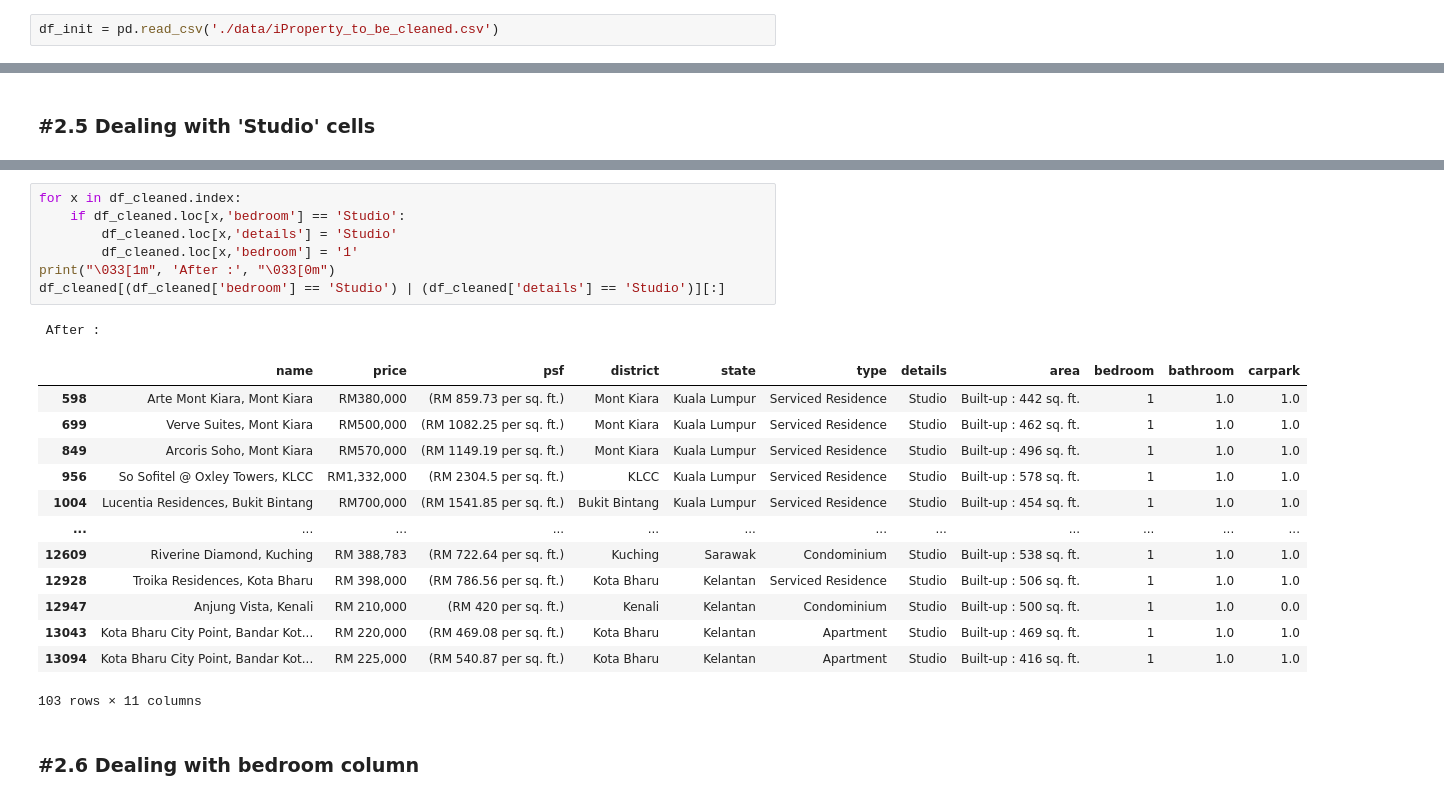
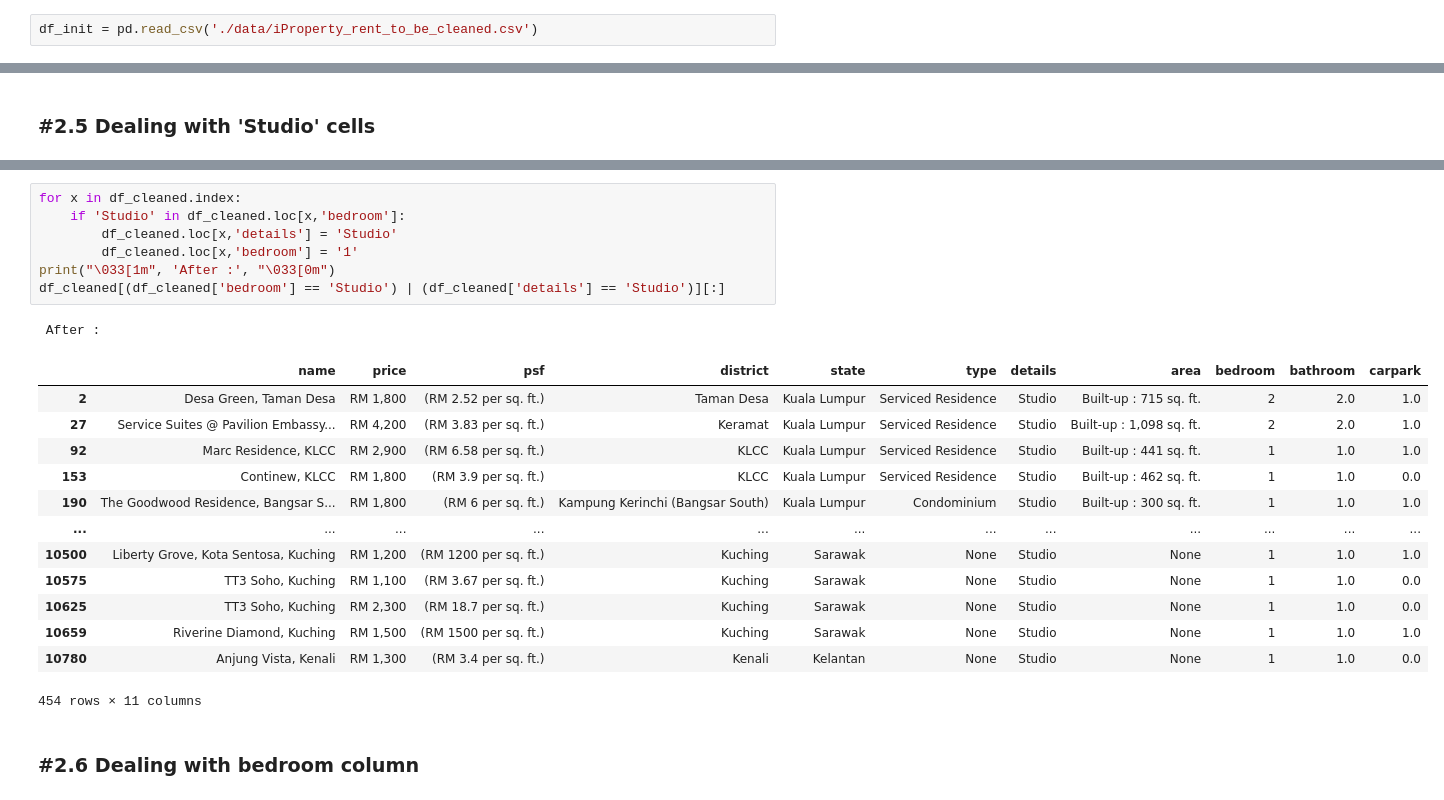
Before and after one commit to elz-ming/Propertly, a Jupyter notebook: JupyterNotebook/Propertly Main.ipynb, the cells around one changed output, grey strips where cells are left out. Cells and saved outputs as stored; diff of their text form.

Commit message:
Rent Dataset Cleaned

```diff
--- a/JupyterNotebook/Propertly Main.ipynb
+++ b/JupyterNotebook/Propertly Main.ipynb
@@ -16,7 +16,7 @@ import matplotlib.pyplot as plt
 import seaborn as sns
 sns.set_style('darkgrid')
 # %%
-df_init = pd.read_csv('./data/iProperty_to_be_cleaned.csv')
+df_init = pd.read_csv('./data/iProperty_rent_to_be_cleaned.csv')
 # %% [markdown]
 ## #1a Exploratory Data Analysis
 # %%
@@ -269,25 +269,25 @@ df_cleaned[(df_cleaned['bedroom'] == 'Studio') | (df_cleaned['details'] == 'Stud
 # %%
 for x in df_cleaned.index:
-    if df_cleaned.loc[x,'bedroom'] == 'Studio':
+    if 'Studio' in df_cleaned.loc[x,'bedroom']:
         df_cleaned.loc[x,'details'] = 'Studio'
         df_cleaned.loc[x,'bedroom'] = '1'
 print("\033[1m", 'After :', "\033[0m")
 df_cleaned[(df_cleaned['bedroom'] == 'Studio') | (df_cleaned['details'] == 'Studio')][:]
 # %% [output]
  After :
 |  | name | price | psf | district | state | type | details | area | bedroom | bathroom | carpark |
-| 598 | Arte Mont Kiara, Mont Kiara | RM380,000 | (RM 859.73 per sq. ft.) | Mont Kiara | Kuala Lumpur | Serviced Residence | Studio | Built-up : 442 sq. ft. | 1 | 1.0 | 1.0 |
-| 699 | Verve Suites, Mont Kiara | RM500,000 | (RM 1082.25 per sq. ft.) | Mont Kiara | Kuala Lumpur | Serviced Residence | Studio | Built-up : 462 sq. ft. | 1 | 1.0 | 1.0 |
-| 849 | Arcoris Soho, Mont Kiara | RM570,000 | (RM 1149.19 per sq. ft.) | Mont Kiara | Kuala Lumpur | Serviced Residence | Studio | Built-up : 496 sq. ft. | 1 | 1.0 | 1.0 |
-| 956 | So Sofitel @ Oxley Towers, KLCC | RM1,332,000 | (RM 2304.5 per sq. ft.) | KLCC | Kuala Lumpur | Serviced Residence | Studio | Built-up : 578 sq. ft. | 1 | 1.0 | 1.0 |
-| 1004 | Lucentia Residences, Bukit Bintang | RM700,000 | (RM 1541.85 per sq. ft.) | Bukit Bintang | Kuala Lumpur | Serviced Residence | Studio | Built-up : 454 sq. ft. | 1 | 1.0 | 1.0 |
+| 2 | Desa Green, Taman Desa | RM 1,800 | (RM 2.52 per sq. ft.) | Taman Desa | Kuala Lumpur | Serviced Residence | Studio | Built-up : 715 sq. ft. | 2 | 2.0 | 1.0 |
+| 27 | Service Suites @ Pavilion Embassy... | RM 4,200 | (RM 3.83 per sq. ft.) | Keramat | Kuala Lumpur | Serviced Residence | Studio | Built-up : 1,098 sq. ft. | 2 | 2.0 | 1.0 |
+| 92 | Marc Residence, KLCC | RM 2,900 | (RM 6.58 per sq. ft.) | KLCC | Kuala Lumpur | Serviced Residence | Studio | Built-up : 441 sq. ft. | 1 | 1.0 | 1.0 |
+| 153 | Continew, KLCC | RM 1,800 | (RM 3.9 per sq. ft.) | KLCC | Kuala Lumpur | Serviced Residence | Studio | Built-up : 462 sq. ft. | 1 | 1.0 | 0.0 |
+| 190 | The Goodwood Residence, Bangsar S... | RM 1,800 | (RM 6 per sq. ft.) | Kampung Kerinchi (Bangsar South) | Kuala Lumpur | Condominium | Studio | Built-up : 300 sq. ft. | 1 | 1.0 | 1.0 |
 | ... | ... | ... | ... | ... | ... | ... | ... | ... | ... | ... | ... |
-| 12609 | Riverine Diamond, Kuching | RM 388,783 | (RM 722.64 per sq. ft.) | Kuching | Sarawak | Condominium | Studio | Built-up : 538 sq. ft. | 1 | 1.0 | 1.0 |
-| 12928 | Troika Residences, Kota Bharu | RM 398,000 | (RM 786.56 per sq. ft.) | Kota Bharu | Kelantan | Serviced Residence | Studio | Built-up : 506 sq. ft. | 1 | 1.0 | 1.0 |
-| 12947 | Anjung Vista, Kenali | RM 210,000 | (RM 420 per sq. ft.) | Kenali | Kelantan | Condominium | Studio | Built-up : 500 sq. ft. | 1 | 1.0 | 0.0 |
-| 13043 | Kota Bharu City Point, Bandar Kot... | RM 220,000 | (RM 469.08 per sq. ft.) | Kota Bharu | Kelantan | Apartment | Studio | Built-up : 469 sq. ft. | 1 | 1.0 | 1.0 |
-| 13094 | Kota Bharu City Point, Bandar Kot... | RM 225,000 | (RM 540.87 per sq. ft.) | Kota Bharu | Kelantan | Apartment | Studio | Built-up : 416 sq. ft. | 1 | 1.0 | 1.0 |
+| 10500 | Liberty Grove, Kota Sentosa, Kuching | RM 1,200 | (RM 1200 per sq. ft.) | Kuching | Sarawak | None | Studio | None | 1 | 1.0 | 1.0 |
+| 10575 | TT3 Soho, Kuching | RM 1,100 | (RM 3.67 per sq. ft.) | Kuching | Sarawak | None | Studio | None | 1 | 1.0 | 0.0 |
+| 10625 | TT3 Soho, Kuching | RM 2,300 | (RM 18.7 per sq. ft.) | Kuching | Sarawak | None | Studio | None | 1 | 1.0 | 0.0 |
+| 10659 | Riverine Diamond, Kuching | RM 1,500 | (RM 1500 per sq. ft.) | Kuching | Sarawak | None | Studio | None | 1 | 1.0 | 1.0 |
+| 10780 | Anjung Vista, Kenali | RM 1,300 | (RM 3.4 per sq. ft.) | Kenali | Kelantan | None | Studio | None | 1 | 1.0 | 0.0 |
-103 rows × 11 columns
+454 rows × 11 columns
 # %% [markdown]
 ### #2.6 Dealing with bedroom column
 # %%
```
Also changed, not shown: parts of 31 cells of this notebook, 6 other files.
